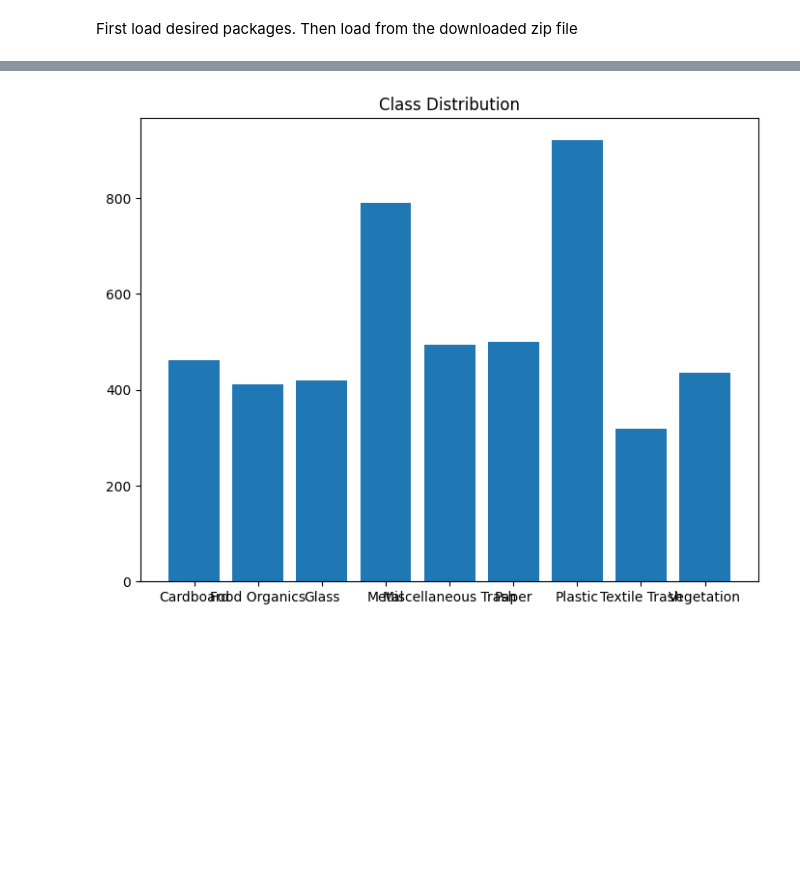
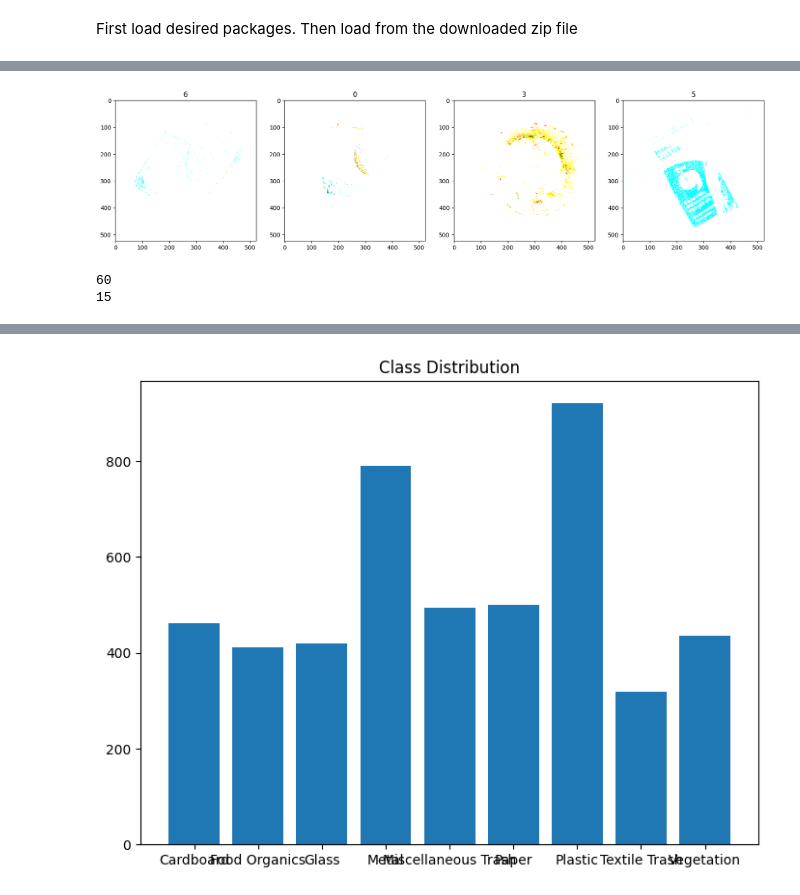
Before and after one commit to hellum55/ML2, a Jupyter notebook: Exam 2024/Part 2/Deep_Learning_predict_waste.ipynb, the cells around one changed output, grey strips where cells are left out. Saved outputs shown, nothing was run; the diff lists cells and outputs as text; code cells hidden in the pictures; blank space fills up the shorter version.

```diff
--- a/Exam 2024/Part 2/Deep_Learning_predict_waste.ipynb
+++ b/Exam 2024/Part 2/Deep_Learning_predict_waste.ipynb
@@ -46,0 +126,7 @@ print(dataset.classes)
+# %%
+#This is our images now when scaled:
+fig, ax = plt.subplots(ncols=4, figsize=(20,20))
+for idx, img in enumerate(batch[0][:4]):
+    ax[idx].imshow(img)
+    ax[idx].title.set_text(batch[1][idx])
+# %% [output]
@@ -46,0 +137,8 @@ print(dataset.classes)
+[figure, added]
+# %%
+#number of batches in training set and validation set
+print(len(train_dataset))
+print(len(validation_dataset))
+# %% [output]
+60
+15
```
Also changed, not shown: parts of 28 cells of this notebook.
